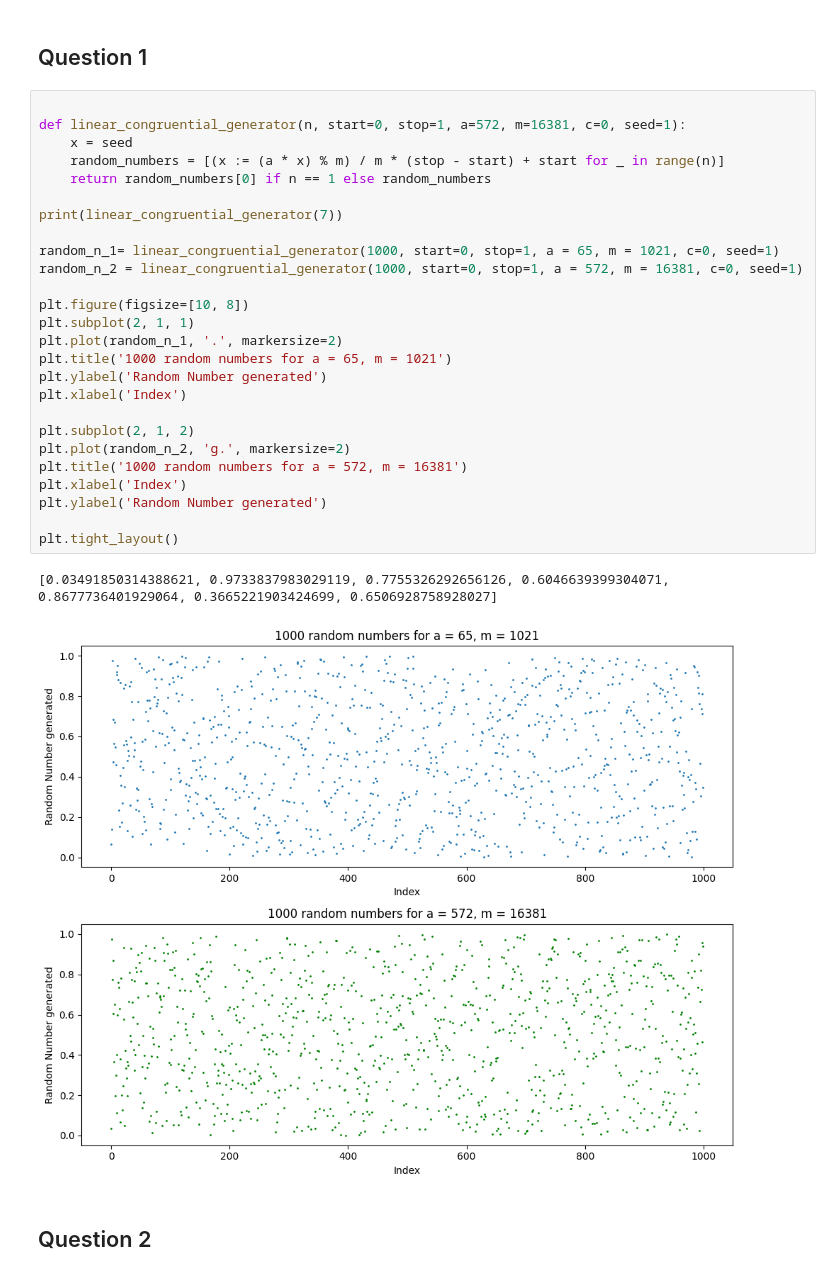
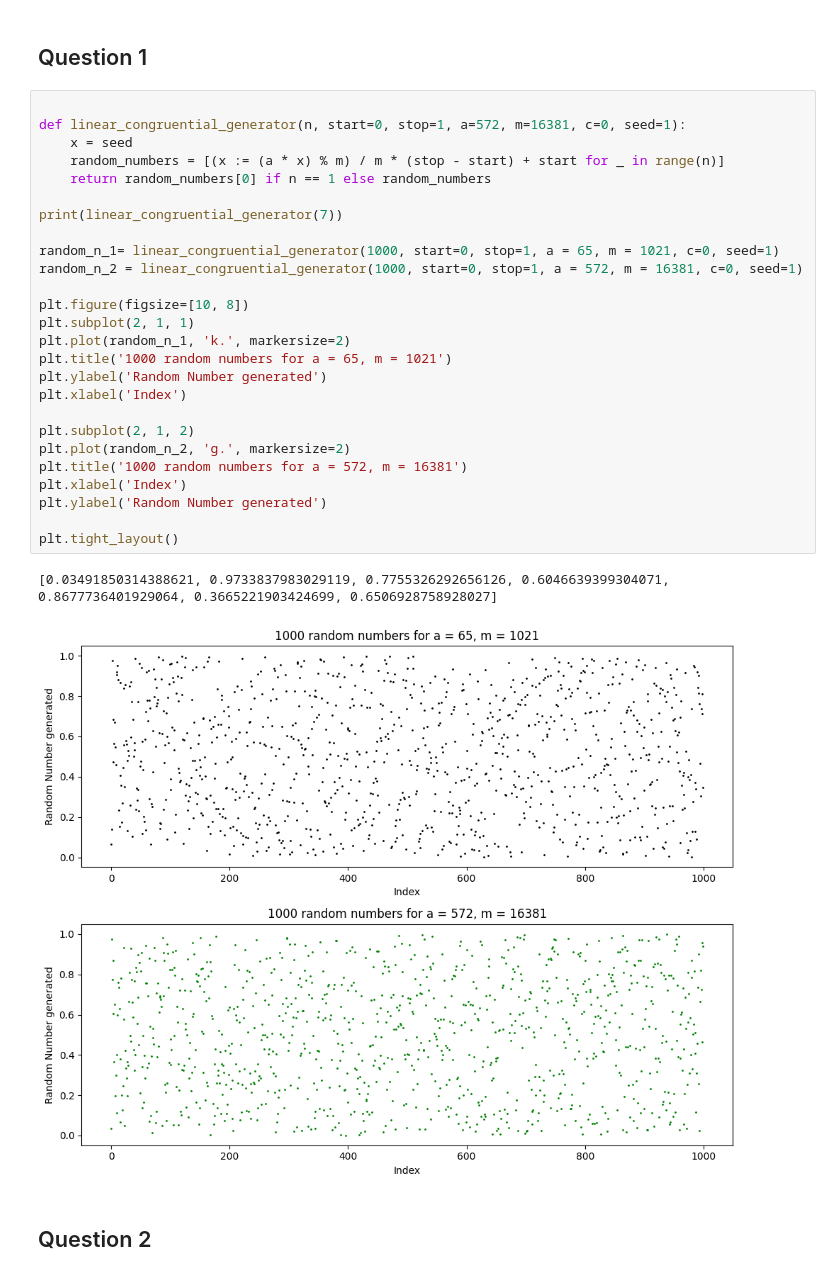
Before and after one commit to DibyaBharatiPradhan/CPL_Assignment_4, a Jupyter notebook: As4_Dibya.ipynb, the cells around one changed output. Saved outputs shown, nothing was run; the diff lists cells and outputs as text.

```diff
--- a/As4_Dibya.ipynb
+++ b/As4_Dibya.ipynb
@@ -17,32 +17,32 @@ import numpy as np
 # %%
 
 def linear_congruential_generator(n, start=0, stop=1, a=572, m=16381, c=0, seed=1):
     x = seed
     random_numbers = [(x := (a * x) % m) / m * (stop - start) + start for _ in range(n)]
     return random_numbers[0] if n == 1 else random_numbers
 
 print(linear_congruential_generator(7))
 
 random_n_1= linear_congruential_generator(1000, start=0, stop=1, a = 65, m = 1021, c=0, seed=1)
 random_n_2 = linear_congruential_generator(1000, start=0, stop=1, a = 572, m = 16381, c=0, seed=1)
 
 plt.figure(figsize=[10, 8])
 plt.subplot(2, 1, 1)
-plt.plot(random_n_1, '.', markersize=2)
+plt.plot(random_n_1, 'k.', markersize=2)
 plt.title('1000 random numbers for a = 65, m = 1021')
 plt.ylabel('Random Number generated')
 plt.xlabel('Index')
 
 plt.subplot(2, 1, 2)
 plt.plot(random_n_2, 'g.', markersize=2)
 plt.title('1000 random numbers for a = 572, m = 16381')
 plt.xlabel('Index')
 plt.ylabel('Random Number generated')
 
 plt.tight_layout()
 # %% [output]
 [0.03491850314388621, 0.9733837983029119, 0.7755326292656126, 0.6046639399304071, 0.8677736401929064, 0.3665221903424699, 0.6506928758928027]
-[figure, old version]
+[figure, new version]
 # %% [markdown]
 ## Question 2
 # %%
```
Also changed, not shown: parts of 1 cell of this notebook.
